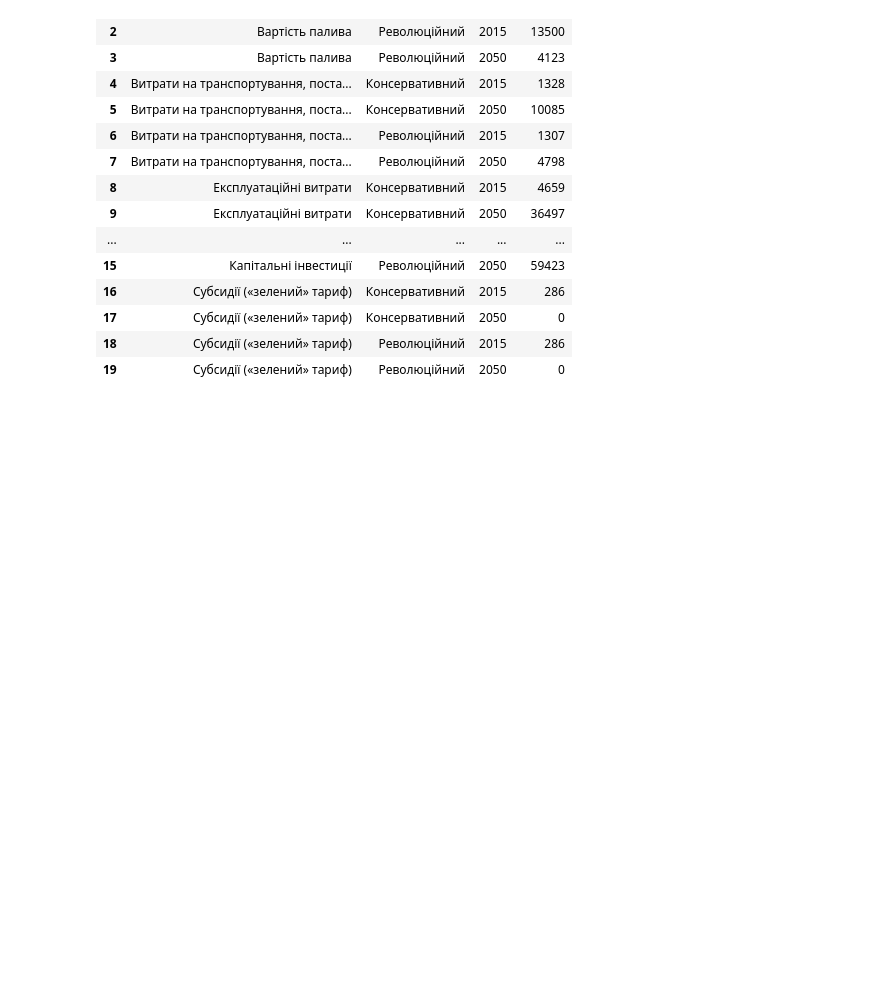
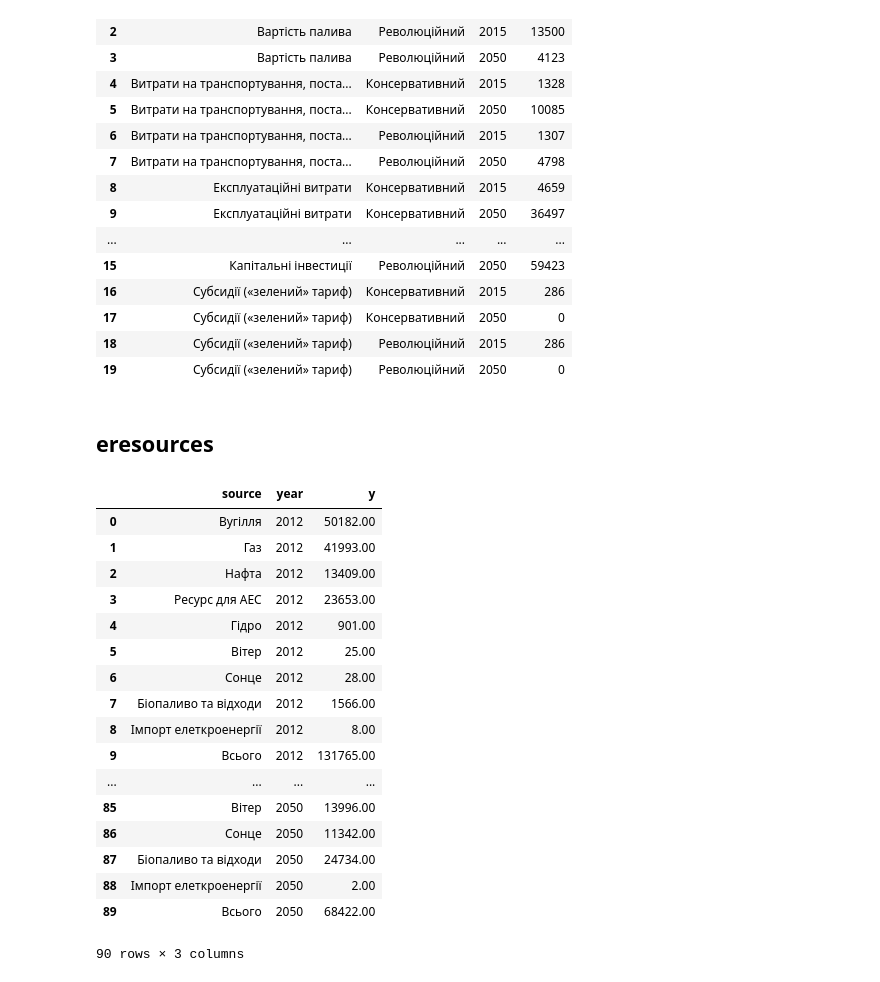
Before and after one commit to NadiaRom/ecoaction, a Jupyter notebook: reshape_data.ipynb, the cells around one changed output. Saved outputs shown, nothing was run; the diff lists cells and outputs as text; code cells hidden in the pictures; blank space fills up the shorter version.

```diff
--- a/reshape_data.ipynb
+++ b/reshape_data.ipynb
@@ -424,3 +439,30 @@ Index(['action', 'scenario', 'year', 'm_euro'], dtype='object')
 | 17 | Субсидії («зелений» тариф) | Консервативний | 2050 | 0 |
 | 18 | Субсидії («зелений» тариф) | Революційний | 2015 | 286 |
 | 19 | Субсидії («зелений» тариф) | Революційний | 2050 | 0 |
+# %% [markdown]
+## eresources
+# %%
+df = pd.read_excel('data/eresources.xlsx', header=1).reset_index()
+# %%
+df.columns = [f'y{v}' if re.match('\d{4}', str(v)) else 'source' for v in df.columns]
+# %%
+pd.wide_to_long(df, 'y', i='source', j='year').reset_index()
+# %% [output]
+|  | source | year | y |
+| 0 | Вугілля | 2012 | 50182.00 |
+| 1 | Газ | 2012 | 41993.00 |
+| 2 | Нафта | 2012 | 13409.00 |
+| 3 | Ресурс для АЕС | 2012 | 23653.00 |
+| 4 | Гідро | 2012 | 901.00 |
+| 5 | Вітер | 2012 | 25.00 |
+| 6 | Сонце | 2012 | 28.00 |
+| 7 | Біопаливо та відходи | 2012 | 1566.00 |
+| 8 | Імпорт елеткроенергії | 2012 | 8.00 |
+| 9 | Всього | 2012 | 131765.00 |
+| ... | ... | ... | ... |
+| 85 | Вітер | 2050 | 13996.00 |
+| 86 | Сонце | 2050 | 11342.00 |
+| 87 | Біопаливо та відходи | 2050 | 24734.00 |
+| 88 | Імпорт елеткроенергії | 2050 | 2.00 |
+| 89 | Всього | 2050 | 68422.00 |
+90 rows × 3 columns
```
Also changed, not shown: parts of 3 cells of this notebook, 10 other files.
